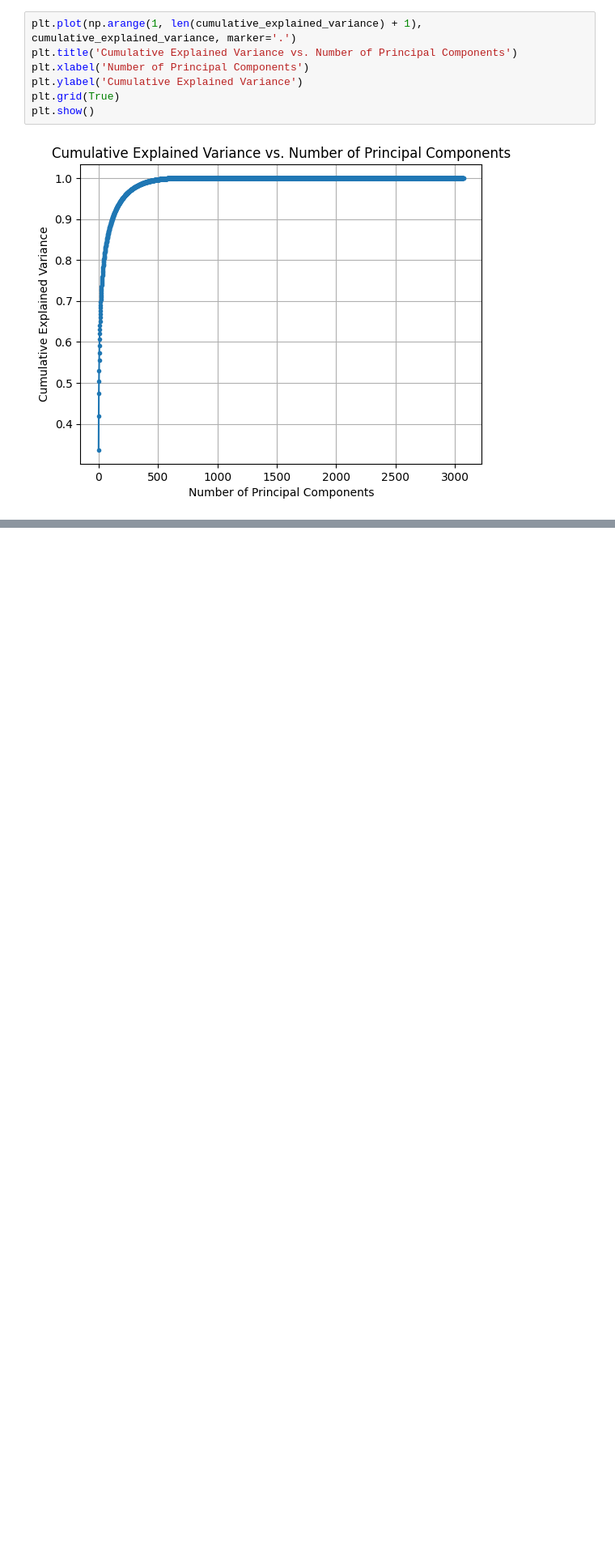
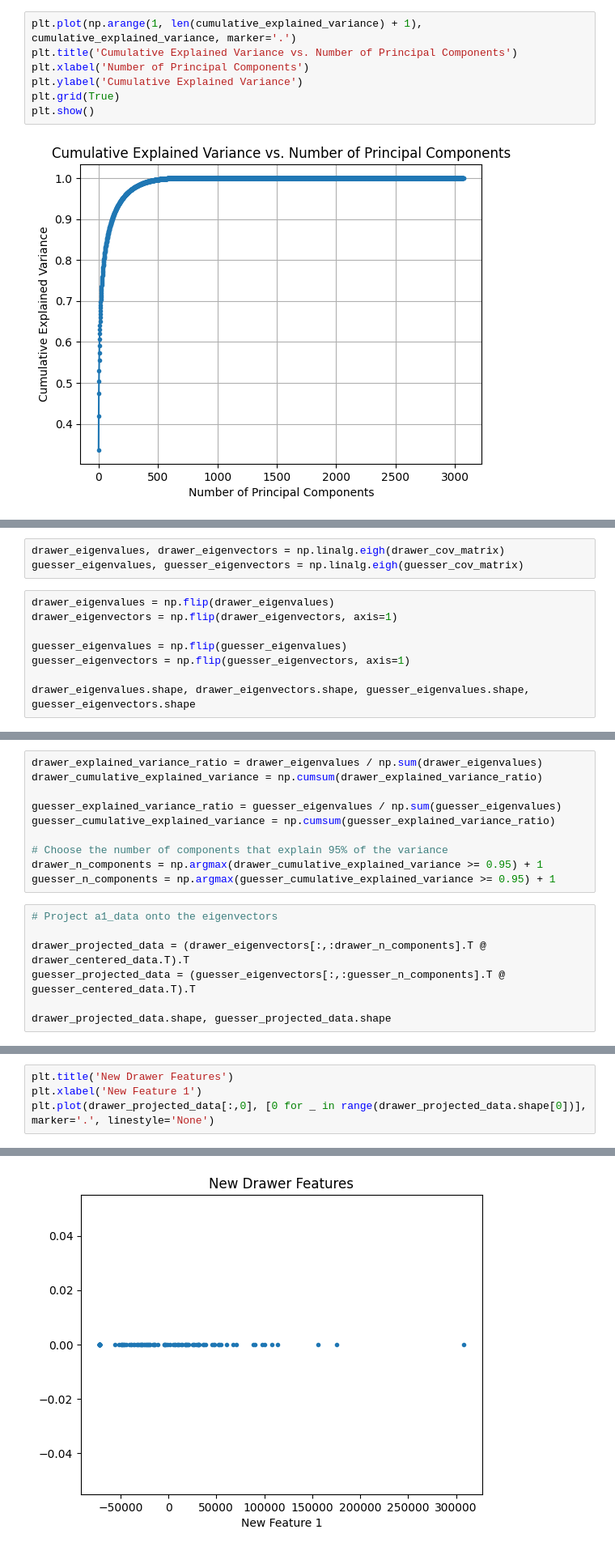
Before and after one commit to bhavberi/SMAI-Monsoon-23-24, a Jupyter notebook: 2021111013_assignment_2/P1.ipynb, the cells around one changed output, grey strips where cells are left out. Shown: that part at 81% size. Saved outputs shown, nothing was run; the diff lists cells and outputs as text; blank space fills up the shorter version.

```diff
--- a/2021111013_assignment_2/P1.ipynb
+++ b/2021111013_assignment_2/P1.ipynb
@@ -56,0 +278,11 @@ plt.show()
+# %%
+drawer_eigenvalues, drawer_eigenvectors = np.linalg.eigh(drawer_cov_matrix)
+guesser_eigenvalues, guesser_eigenvectors = np.linalg.eigh(guesser_cov_matrix)
+# %%
+drawer_eigenvalues = np.flip(drawer_eigenvalues)
+drawer_eigenvectors = np.flip(drawer_eigenvectors, axis=1)
+
+guesser_eigenvalues = np.flip(guesser_eigenvalues)
+guesser_eigenvectors = np.flip(guesser_eigenvectors, axis=1)
+
+drawer_eigenvalues.shape, drawer_eigenvectors.shape, guesser_eigenvalues.shape, guesser_eigenvectors.shape
@@ -56,0 +291,17 @@ plt.show()
+# %%
+drawer_explained_variance_ratio = drawer_eigenvalues / np.sum(drawer_eigenvalues)
+drawer_cumulative_explained_variance = np.cumsum(drawer_explained_variance_ratio)
+
+guesser_explained_variance_ratio = guesser_eigenvalues / np.sum(guesser_eigenvalues)
+guesser_cumulative_explained_variance = np.cumsum(guesser_explained_variance_ratio)
+
+# Choose the number of components that explain 95% of the variance
+drawer_n_components = np.argmax(drawer_cumulative_explained_variance >= 0.95) + 1
+guesser_n_components = np.argmax(guesser_cumulative_explained_variance >= 0.95) + 1
+# %%
+# Project a1_data onto the eigenvectors
+
+drawer_projected_data = (drawer_eigenvectors[:,:drawer_n_components].T @ drawer_centered_data.T).T
+guesser_projected_data = (guesser_eigenvectors[:,:guesser_n_components].T @ guesser_centered_data.T).T
+
+drawer_projected_data.shape, guesser_projected_data.shape
@@ -56,0 +310,5 @@ plt.show()
+# %%
+plt.title('New Drawer Features')
+plt.xlabel('New Feature 1')
+plt.plot(drawer_projected_data[:,0], [0 for _ in range(drawer_projected_data.shape[0])], marker='.', linestyle='None')
+# %% [output]
@@ -56,0 +316 @@ plt.show()
+[figure, added]
```
Also changed, not shown: parts of 39 cells of this notebook.
